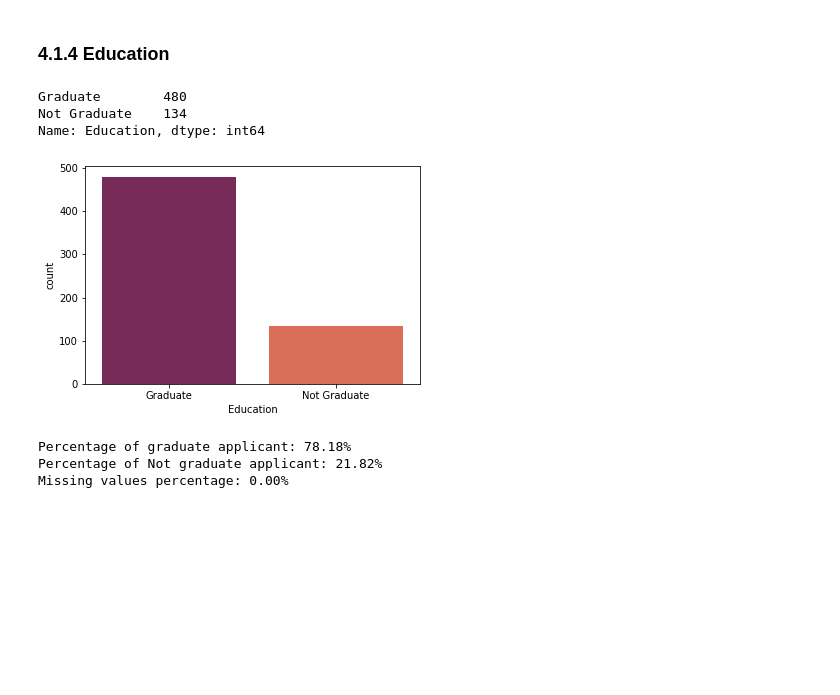
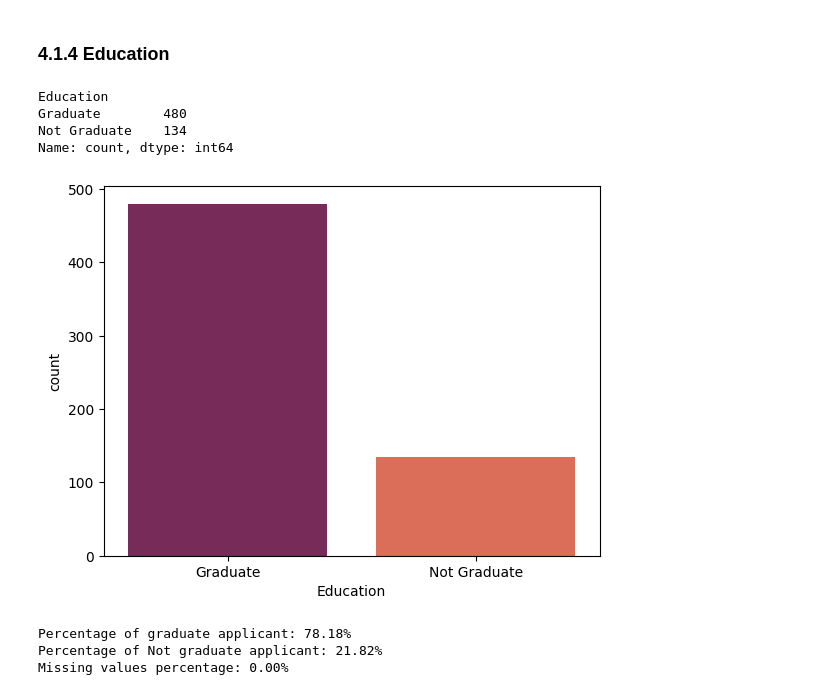
Before and after one commit to trg-pauline/loan-prediction, a Jupyter notebook: notebook/loan-prediction-w-various-ml-models.ipynb, the cells around one changed output. Drawn from its saved outputs; the diff is of its cells as text; code cells hidden in the pictures; blank space fills up the shorter version.

```diff
--- a/notebook/loan-prediction-w-various-ml-models.ipynb
+++ b/notebook/loan-prediction-w-various-ml-models.ipynb
@@ -153,7 +175,7 @@ from sklearn.model_selection import GridSearchCV, RandomizedSearchCV
 # 3. Reading Data Set 👓
 👉 After importing libraries, we will also import the dataset that will be used.
 # %%
-df = pd.read_csv("../input/loan-predication/train_u6lujuX_CVtuZ9i (1).csv")
+df = pd.read_csv("../dataset/loan_data_set.csv")
 df.head()
 # %% [output]
 |  | Loan_ID | Gender | Married | Dependents | Education | Self_Employed | ApplicantIncome | CoapplicantIncome | ... |
@@ -254,14 +279,15 @@ Missing values percentage: 0.49%
 # %%
 df.Education.value_counts(dropna=False)
 # %% [output]
+Education
 Graduate        480
 Not Graduate    134
-Name: Education, dtype: int64
+Name: count, dtype: int64
 # %%
-sns.countplot(x="Education", data=df, palette="rocket")
+sns.countplot(x="Education", data=df, palette="rocket", hue="Education", legend=False)
 plt.show()
 # %% [output]
-[figure, old version]
+[figure, new version]
 # %%
 countGraduate = len(df[df.Education == 'Graduate'])
 countNotGraduate = len(df[df.Education == 'Not Graduate'])
```
Also changed, not shown: parts of 57 cells of this notebook, 2 other files.
